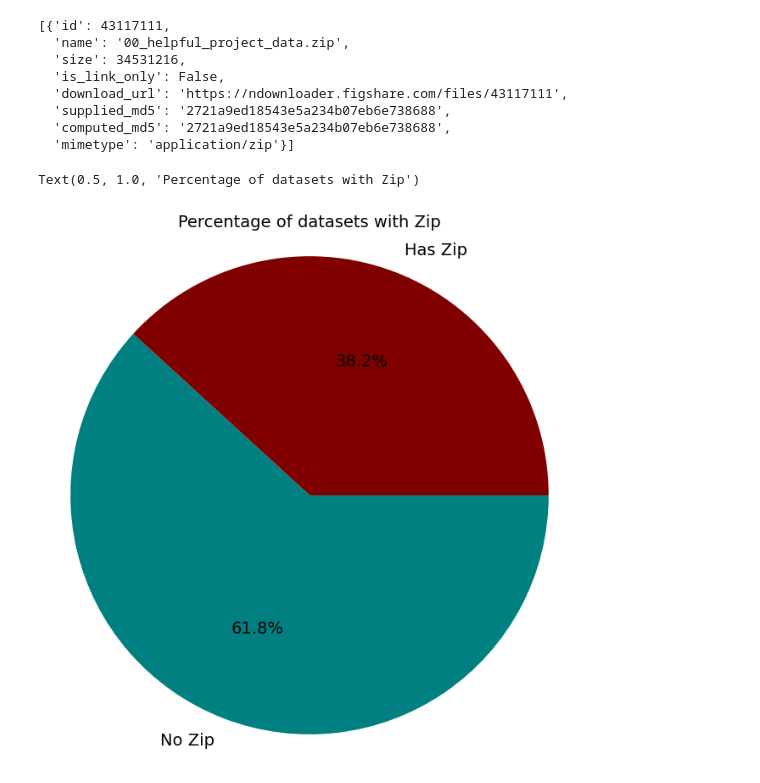
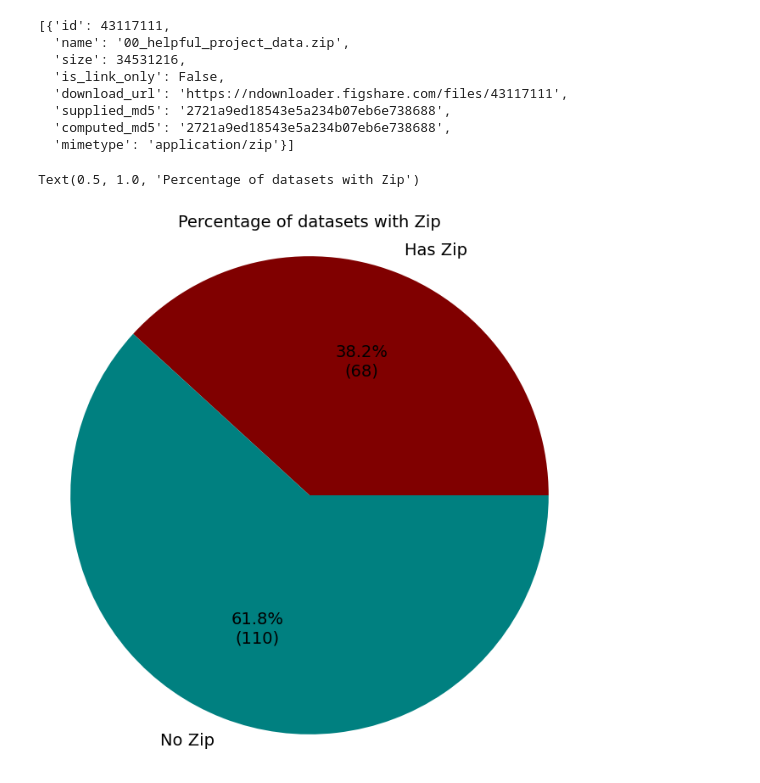
Before and after one commit to spiralizing/CMU_Tools, a Jupyter notebook: Kilthub_API/public_stats_plots.ipynb, the cells around one changed output. Drawn from its saved outputs; the diff is of its cells as text; code cells hidden in the pictures.

Commit message:
small edits, grouping util functions

```diff
--- a/Kilthub_API/public_stats_plots.ipynb
+++ b/Kilthub_API/public_stats_plots.ipynb
@@ -2,6 +2,32 @@
 import json
 import requests
 import pandas as pd
+# %%
+# Utils (functions)
+
+# to check if an article has a readme file
+def has_readme(article):
+    readm = False
+    for file in article['files']:
+        if 'readme' in file['name'].lower():
+            return True
+    if not readm:
+        return False
+
+# to check if an article has a zip file
+def is_zip(article):
+    for file in article['files']:
+        if file['mimetype'] == 'application/zip':
+            return True
+    return False
+
+# formatting
+def autopct_format(values):
+    def my_format(pct):
+        total = sum(values)
+        val = int(round(pct*total/100.0))
+        return '{p:.1f}%\n({v:d})'.format(p=pct,v=val)
+    return my_format
 # %%
 public_articles = json.load(open('public_articles_data.json'))
 # %%
@@ -185,18 +197,19 @@ zip_nordm = [have_zip[no_rdm_ix[i]] for i in range(len(no_rdm_ix))]
 # %%
 zipfile_counts = Counter(have_zip)
 
 # Prepare data for plotting
 labels = ['No Zip' if not key else 'Has Zip' for key in zipfile_counts.keys()]
 sizes = zipfile_counts.values()
 
+
 # Create pie chart
 plt.figure(figsize=(8, 8))
-plt.pie(sizes, labels=labels, autopct='%1.1f%%', startangle=0,colors=['#800000', '#008080'])
+plt.pie(sizes, labels=labels, autopct=autopct_format(sizes), startangle=0, colors=['#800000', '#008080'])
 plt.axis('equal')  # Equal aspect ratio ensures that pie is drawn as a circle.
 plt.title('Percentage of datasets with Zip', fontsize=14)
 # %% [output]
 Text(0.5, 1.0, 'Percentage of datasets with Zip')
-[figure, old version]
+[figure, new version]
 # %%
 # %% [output]
 [True,
```
Also changed, not shown: parts of 1 cell of this notebook.
